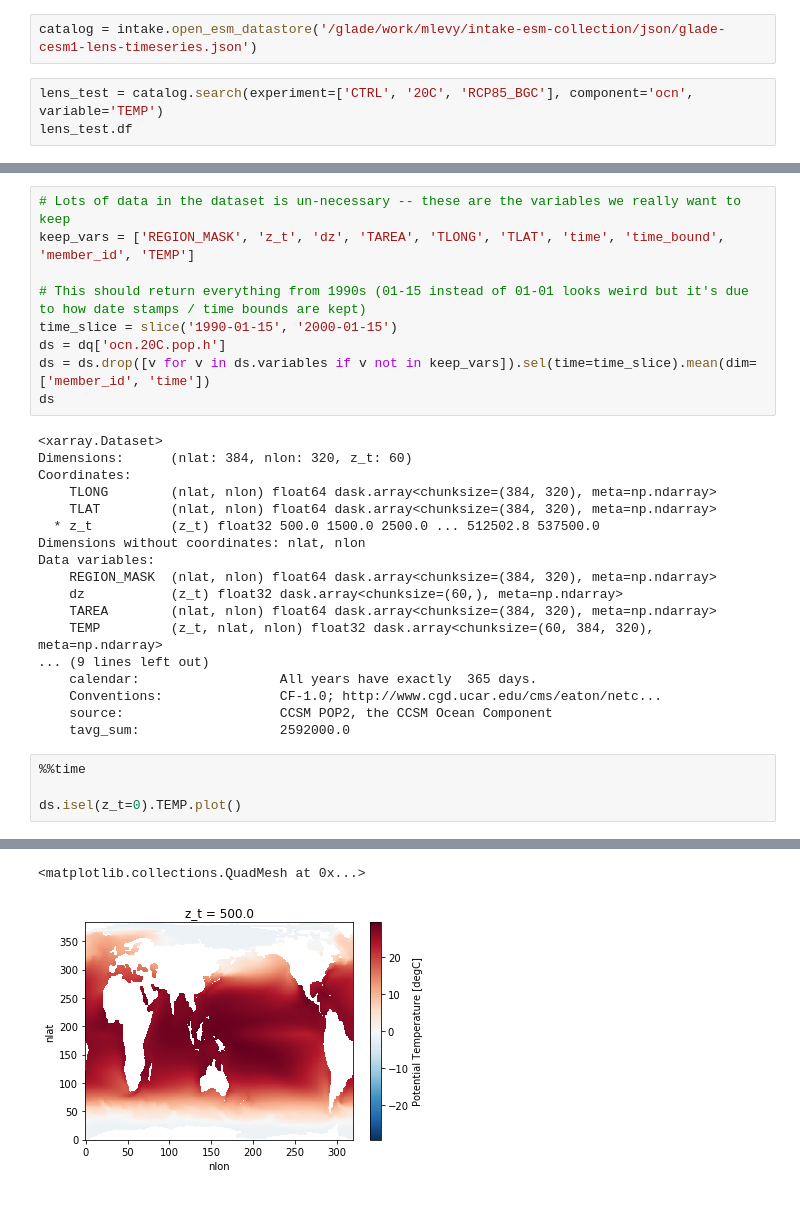
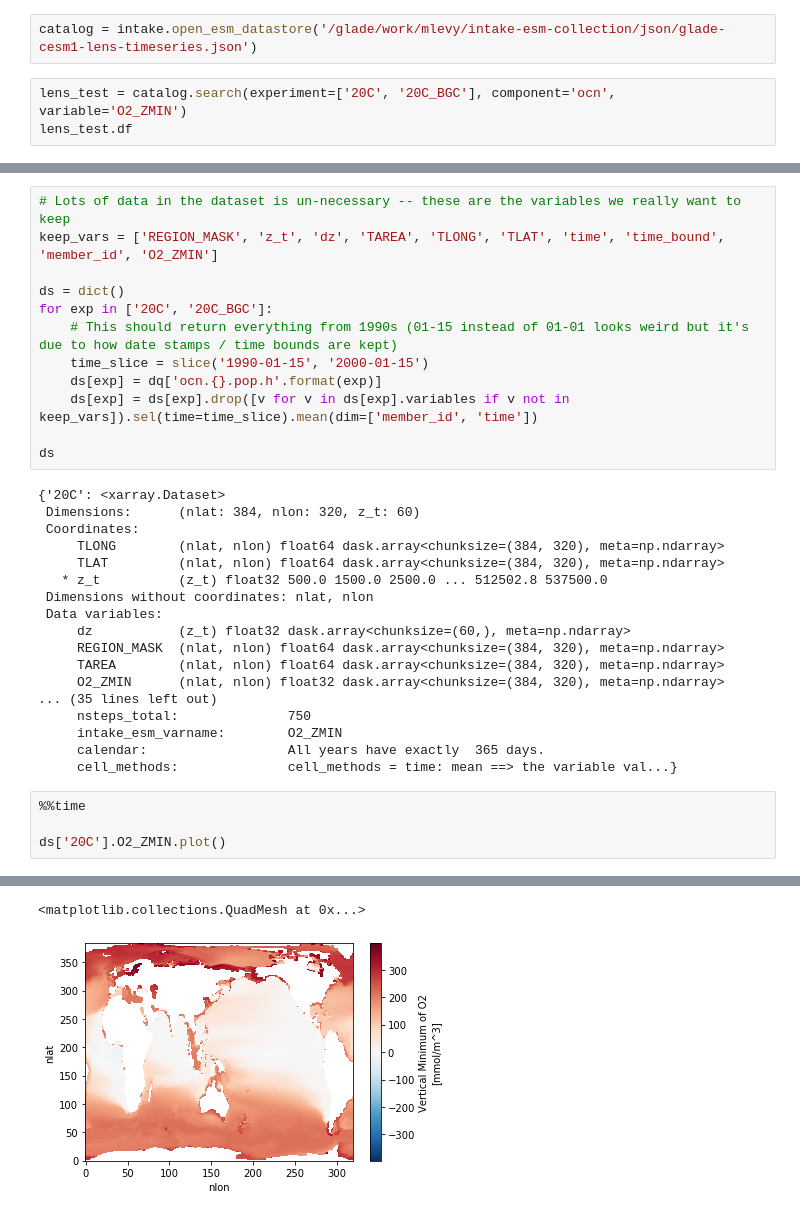
Before and after one commit to mnlevy1981/LENS_via_intake_esm, a Jupyter notebook: Test CESM-LENS collection.ipynb, the cells around one changed output, grey strips where cells are left out. Drawn from its saved outputs; the diff is of its cells as text.

```diff
--- a/Test CESM-LENS collection.ipynb
+++ b/Test CESM-LENS collection.ipynb
@@ -58,7 +62,7 @@ cluster.scale(4)
 # %%
 catalog = intake.open_esm_datastore('/glade/work/mlevy/intake-esm-collection/json/glade-cesm1-lens-timeseries.json')
 # %%
-lens_test = catalog.search(experiment=['CTRL', '20C', 'RCP85_BGC'], component='ocn', variable='TEMP')
+lens_test = catalog.search(experiment=['20C', '20C_BGC'], component='ocn', variable='O2_ZMIN')
 lens_test.df
 # %% [output]
 |  | experiment | case | component | stream | variable | date_range | member_id | path | ctrl_branch_year | ... |
@@ -122,32 +106,35 @@ Coordinates:
 # %%
 # Lots of data in the dataset is un-necessary -- these are the variables we really want to keep
-keep_vars = ['REGION_MASK', 'z_t', 'dz', 'TAREA', 'TLONG', 'TLAT', 'time', 'time_bound', 'member_id', 'TEMP']
+keep_vars = ['REGION_MASK', 'z_t', 'dz', 'TAREA', 'TLONG', 'TLAT', 'time', 'time_bound', 'member_id', 'O2_ZMIN']
 
-# This should return everything from 1990s (01-15 instead of 01-01 looks weird but it's due to how date stamps / time bounds are kept)
-time_slice = slice('1990-01-15', '2000-01-15')
-ds = dq['ocn.20C.pop.h']
-ds = ds.drop([v for v in ds.variables if v not in keep_vars]).sel(time=time_slice).mean(dim=['member_id', 'time'])
+ds = dict()
+for exp in ['20C', '20C_BGC']:
+    # This should return everything from 1990s (01-15 instead of 01-01 looks weird but it's due to how date stamps / time bounds are kept)
+    time_slice = slice('1990-01-15', '2000-01-15')
+    ds[exp] = dq['ocn.{}.pop.h'.format(exp)]
+    ds[exp] = ds[exp].drop([v for v in ds[exp].variables if v not in keep_vars]).sel(time=time_slice).mean(dim=['member_id', 'time'])
+
 ds
 # %% [output]
-<xarray.Dataset>
-Dimensions:      (nlat: 384, nlon: 320, z_t: 60)
-Coordinates:
-    TLONG        (nlat, nlon) float64 dask.array<chunksize=(384, 320), meta=np.ndarray>
-    TLAT         (nlat, nlon) float64 dask.array<chunksize=(384, 320), meta=np.ndarray>
-  * z_t          (z_t) float32 500.0 1500.0 2500.0 ... 512502.8 537500.0
-Dimensions without coordinates: nlat, nlon
-Data variables:
-    REGION_MASK  (nlat, nlon) float64 dask.array<chunksize=(384, 320), meta=np.ndarray>
-    dz           (z_t) float32 dask.array<chunksize=(60,), meta=np.ndarray>
-    TAREA        (nlat, nlon) float64 dask.array<chunksize=(384, 320), meta=np.ndarray>
-    TEMP         (z_t, nlat, nlon) float32 dask.array<chunksize=(60, 384, 320), meta=np.ndarray>
-... (9 lines left out)
-    calendar:                  All years have exactly  365 days.
-    Conventions:               CF-1.0; http://www.cgd.ucar.edu/cms/eaton/netc...
-    source:                    CCSM POP2, the CCSM Ocean Component
-    tavg_sum:                  2592000.0
+{'20C': <xarray.Dataset>
+ Dimensions:      (nlat: 384, nlon: 320, z_t: 60)
+ Coordinates:
+     TLONG        (nlat, nlon) float64 dask.array<chunksize=(384, 320), meta=np.ndarray>
+     TLAT         (nlat, nlon) float64 dask.array<chunksize=(384, 320), meta=np.ndarray>
+   * z_t          (z_t) float32 500.0 1500.0 2500.0 ... 512502.8 537500.0
+ Dimensions without coordinates: nlat, nlon
+ Data variables:
+     dz           (z_t) float32 dask.array<chunksize=(60,), meta=np.ndarray>
+     REGION_MASK  (nlat, nlon) float64 dask.array<chunksize=(384, 320), meta=np.ndarray>
+     TAREA        (nlat, nlon) float64 dask.array<chunksize=(384, 320), meta=np.ndarray>
+     O2_ZMIN      (nlat, nlon) float32 dask.array<chunksize=(384, 320), meta=np.ndarray>
+... (35 lines left out)
+     nsteps_total:              750
+     intake_esm_varname:        O2_ZMIN
+     calendar:                  All years have exactly  365 days.
+     cell_methods:              cell_methods = time: mean ==> the variable val...}
 # %%
 %%time
 
-ds.isel(z_t=0).TEMP.plot()
+ds['20C'].O2_ZMIN.plot()
 # %% [output]
@@ -156,2 +143,2 @@ Wall time: 6min 10s
 <matplotlib.collections.QuadMesh at 0x...>
-[figure, old version]
+[figure, new version]
```
Also changed, not shown: parts of 7 cells of this notebook, 1 other file.
